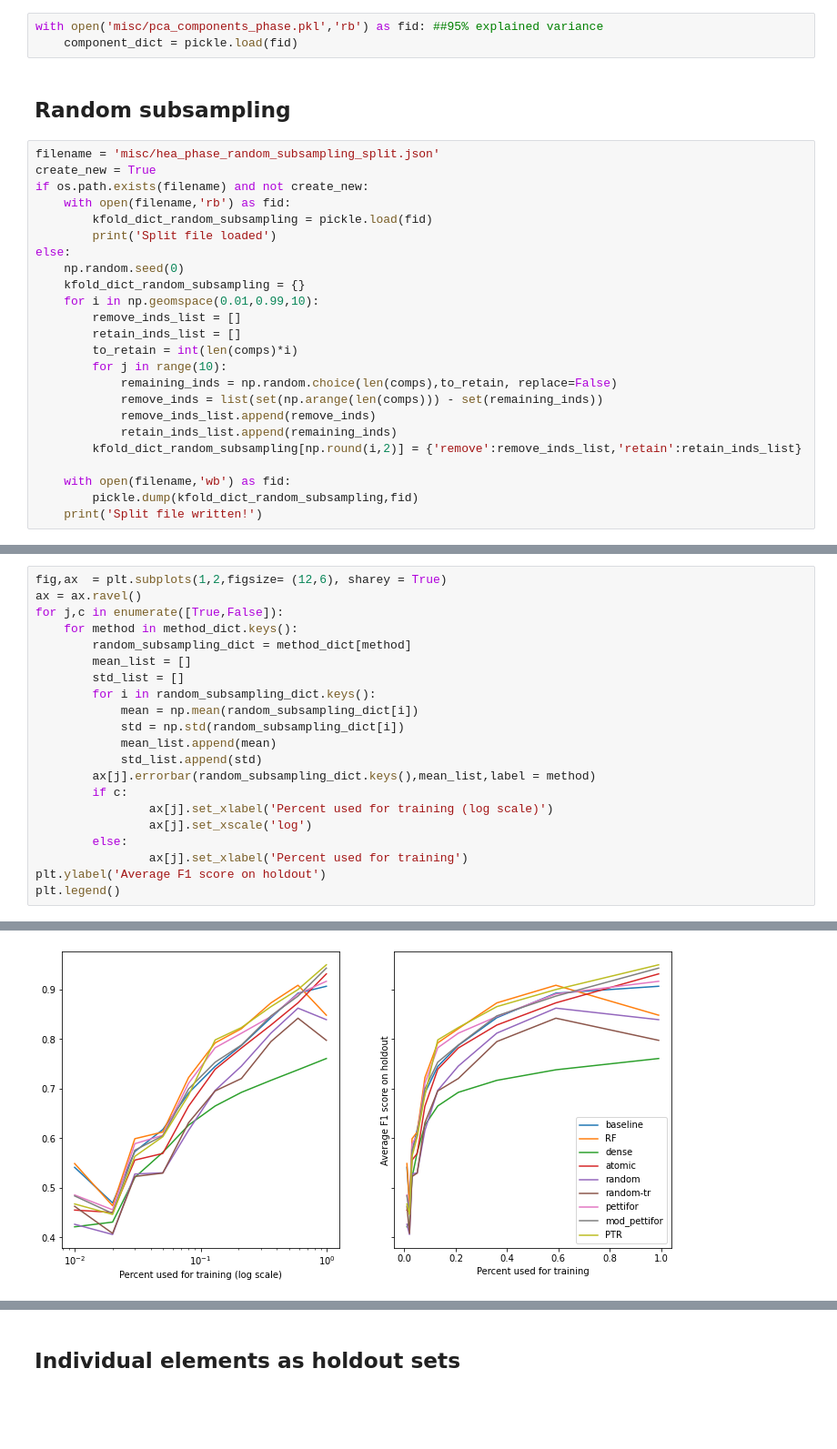
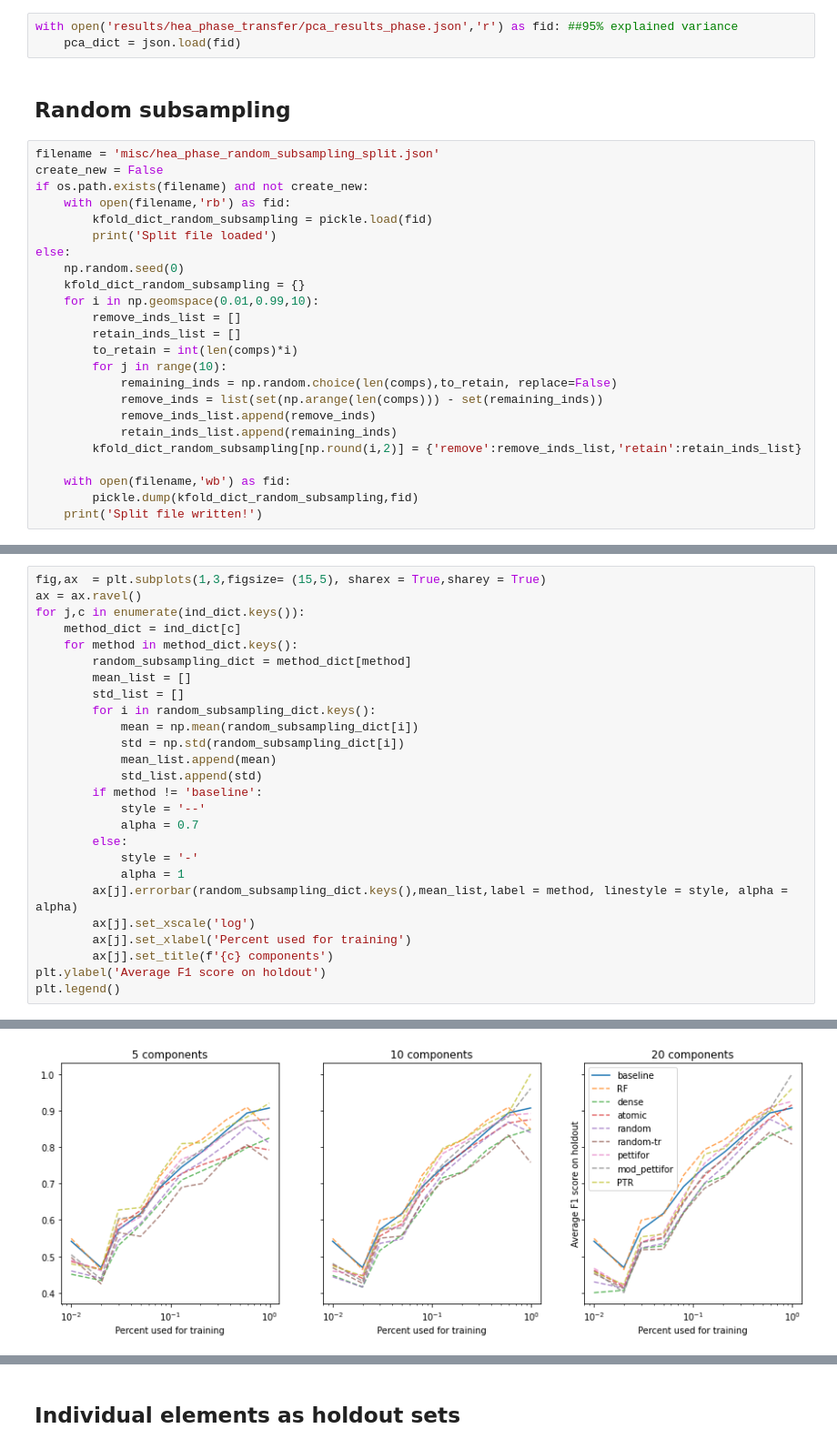
Before and after one commit to dovahkiin0022/representations, a Jupyter notebook: notebooks/2b_generalizability_phase.ipynb, the cells around one changed output, grey strips where cells are left out. Shown: that part at 91% size. Drawn from its saved outputs; the diff is of its cells as text; blank space fills up the shorter version.

Commit message:
updated the random subsampling notebooks

```diff
--- a/notebooks/2b_generalizability_phase.ipynb
+++ b/notebooks/2b_generalizability_phase.ipynb
@@ -38,11 +42,11 @@ filtered_els = [c for c in comp_dict.keys() if comp_dict[c] >= 40]
 # %%
-with open('misc/pca_components_phase.pkl','rb') as fid: ##95% explained variance
-    component_dict = pickle.load(fid)
+with open('results/hea_phase_transfer/pca_results_phase.json','r') as fid: ##95% explained variance
+    pca_dict = json.load(fid)
 # %% [markdown]
 ## Random subsampling
 # %%
 filename = 'misc/hea_phase_random_subsampling_split.json'
-create_new = True
+create_new = False
 if os.path.exists(filename) and not create_new:
     with open(filename,'rb') as fid:
         kfold_dict_random_subsampling = pickle.load(fid)
@@ -130,24 +128,29 @@ PTR
 # %%
-fig,ax  = plt.subplots(1,2,figsize= (12,6), sharey = True)
+fig,ax  = plt.subplots(1,3,figsize= (15,5), sharex = True,sharey = True)
 ax = ax.ravel()
-for j,c in enumerate([True,False]):
+for j,c in enumerate(ind_dict.keys()):
+    method_dict = ind_dict[c]
     for method in method_dict.keys():
         random_subsampling_dict = method_dict[method]
         mean_list = []
         std_list = []
         for i in random_subsampling_dict.keys():
             mean = np.mean(random_subsampling_dict[i])
             std = np.std(random_subsampling_dict[i])
             mean_list.append(mean)
             std_list.append(std)
-        ax[j].errorbar(random_subsampling_dict.keys(),mean_list,label = method)
-        if c:
-                ax[j].set_xlabel('Percent used for training (log scale)')
-                ax[j].set_xscale('log')
+        if method != 'baseline':
+            style = '--'
+            alpha = 0.7
         else:
-                ax[j].set_xlabel('Percent used for training')
+            style = '-'
+            alpha = 1
+        ax[j].errorbar(random_subsampling_dict.keys(),mean_list,label = method, linestyle = style, alpha = alpha)
+        ax[j].set_xscale('log')
+        ax[j].set_xlabel('Percent used for training')
+        ax[j].set_title(f'{c} components')
 plt.ylabel('Average F1 score on holdout')
 plt.legend()
 # %% [output]
 <matplotlib.legend.Legend at 0x...>
-[figure, old version]
+[figure, new version]
```
Also changed, not shown: parts of 8 cells of this notebook, 19 other files.
